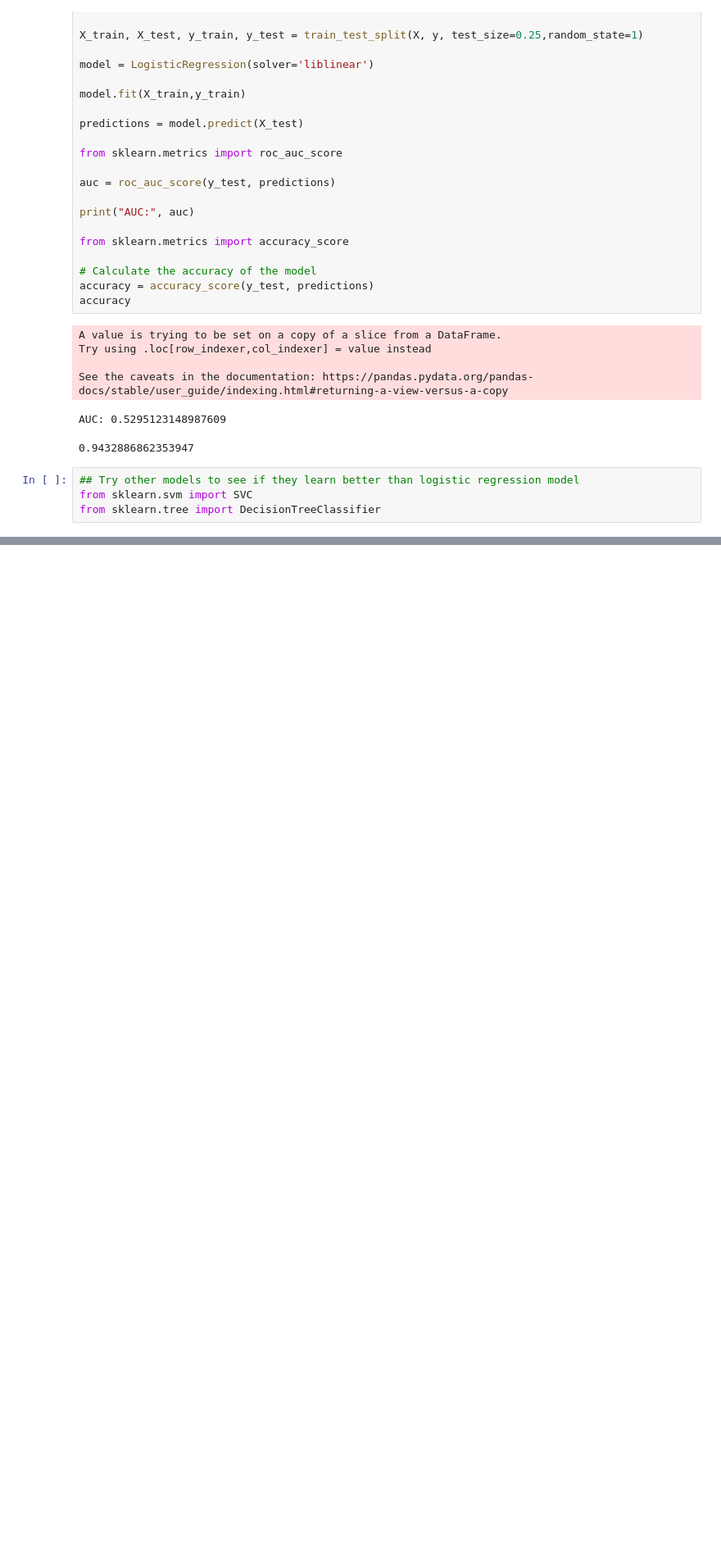
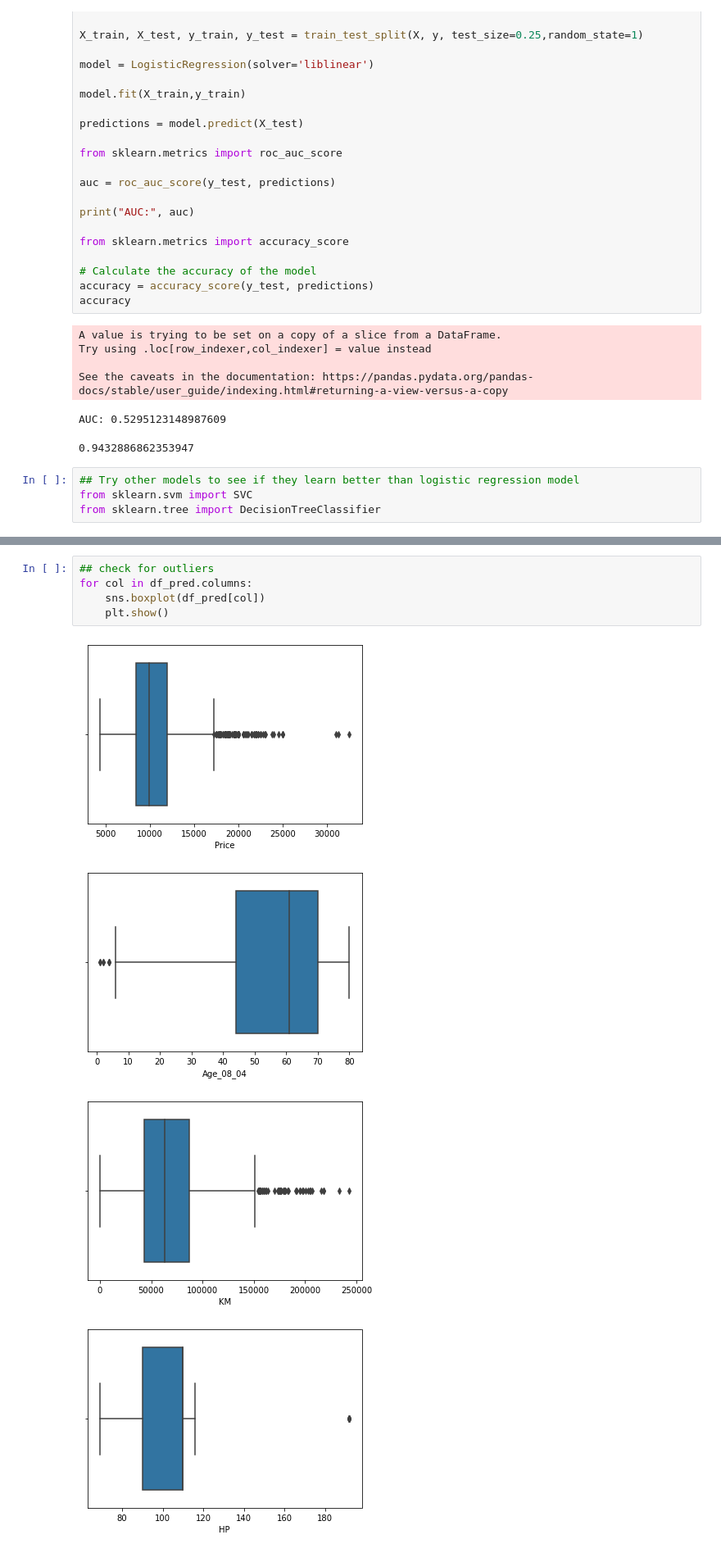
Before and after one commit to naveenverse/code, a Jupyter notebook: regression_analysis.ipynb, the cells around one changed output, grey strips where cells are left out. Shown at 82% size. Saved outputs shown, nothing was run; the diff lists cells and outputs as text; blank space fills up the shorter version.

```diff
--- a/regression_analysis.ipynb
+++ b/regression_analysis.ipynb
@@ -587,0 +586,10 @@ plt.show()
+# %%
+## check for outliers
+for col in df_pred.columns:
+    sns.boxplot(df_pred[col])
+    plt.show()
+# %% [output]
+[figure, added]
+[figure, added]
+[figure, added]
+[figure, added]
```
Also changed, not shown: parts of 30 cells of this notebook.
